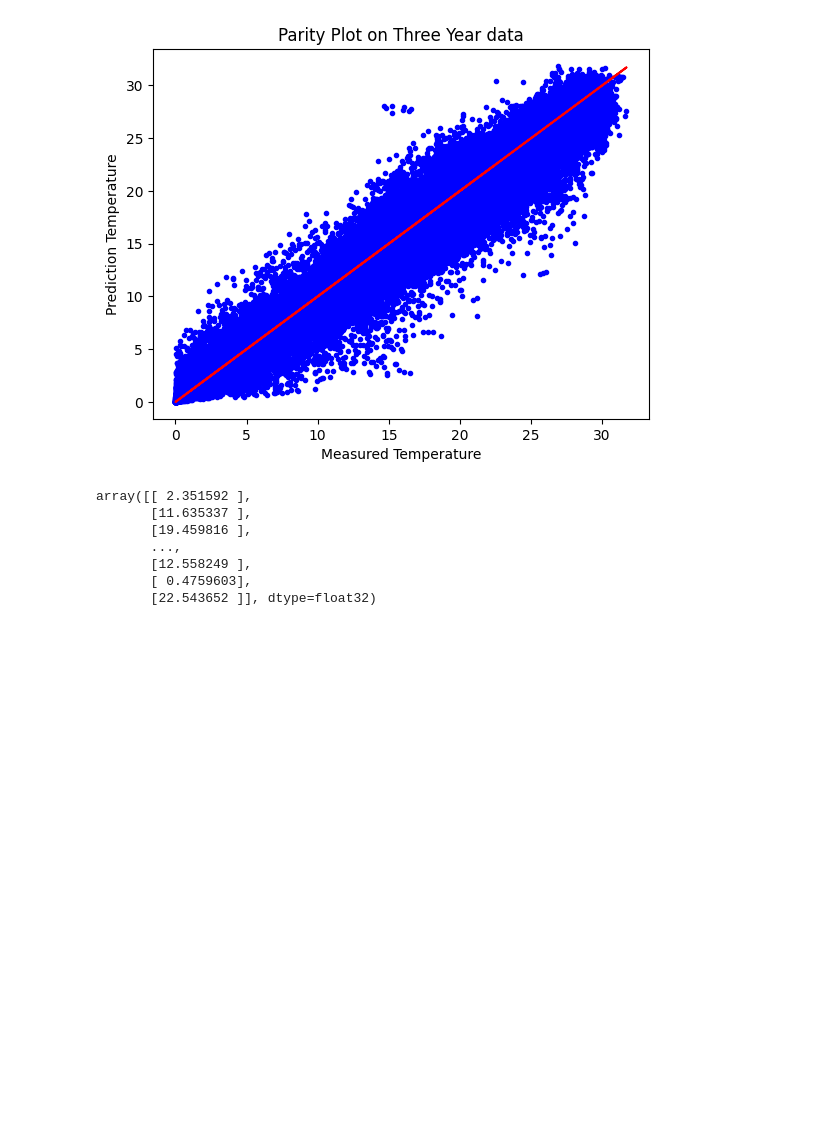
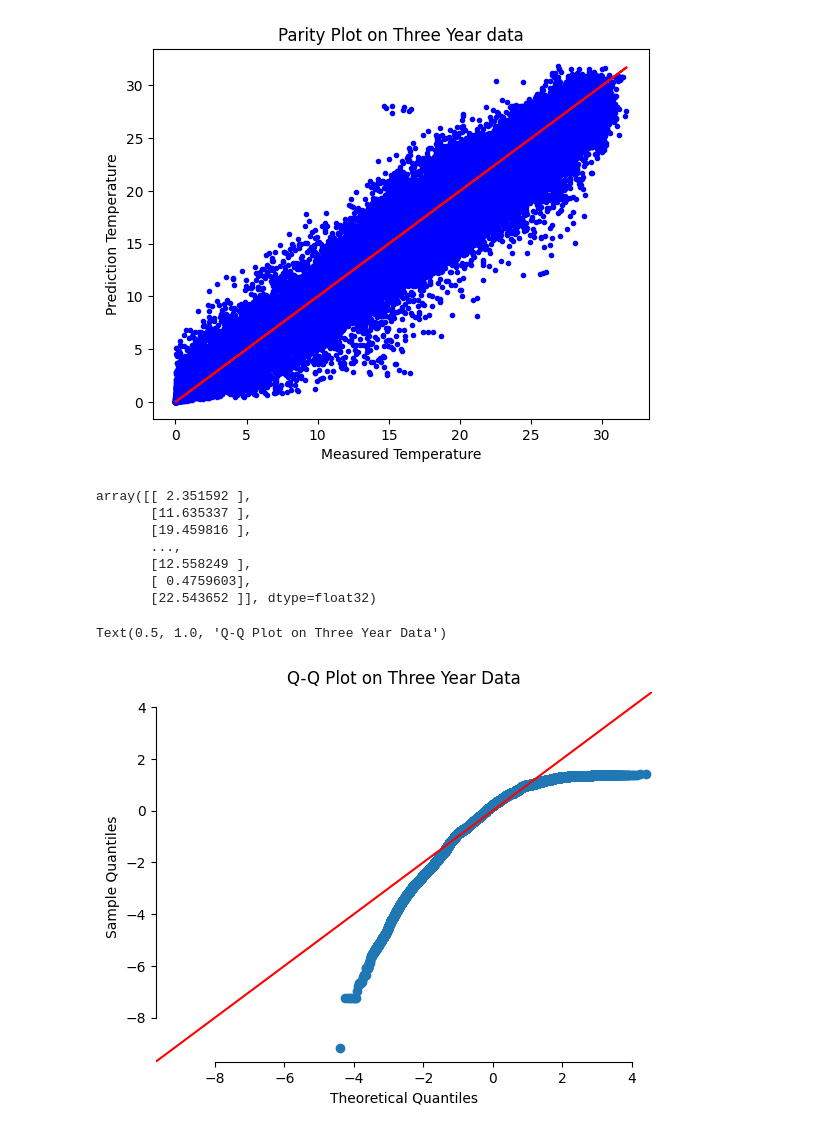
Before and after one commit to DarrenMLie/OTEC, a Jupyter notebook: test200kSample.ipynb, the cells around one changed output. Saved outputs shown, nothing was run; the diff lists cells and outputs as text; code cells hidden in the pictures; blank space fills up the shorter version.

```diff
--- a/test200kSample.ipynb
+++ b/test200kSample.ipynb
@@ -174,3 +174,24 @@ array([[ 2.351592 ],
        [12.558249 ],
        [ 0.4759603],
        [22.543652 ]], dtype=float32)
+# %%
+import seaborn as sns
+import statsmodels.api as sm
+# Create a QQ plot
+# scaled_valid_y = output_scaler.transform(valid_y[:, None]).flatten()
+# err = (scaled_valid_y[window_size:] - means) / std
+# err = (scaled_like_upper.cpu() - means) / std
+err = model_output
+fig, ax = plt.subplots()
+sm.qqplot(df_actual_output, line="45", ax=ax)
+sns.despine(trim=True)
+ax.set_title("Q-Q Plot on Three Year Data")
+# out_file = os.path.join(output_folder, vds + "_qq.pdf")
+# print(f"> writing '{out_file}'")
+# fig.savefig(out_file)
+
+# df_actual_output
+# model_output
+# %% [output]
+Text(0.5, 1.0, 'Q-Q Plot on Three Year Data')
+[figure, added]
```
Also changed, not shown: 6 other files.
